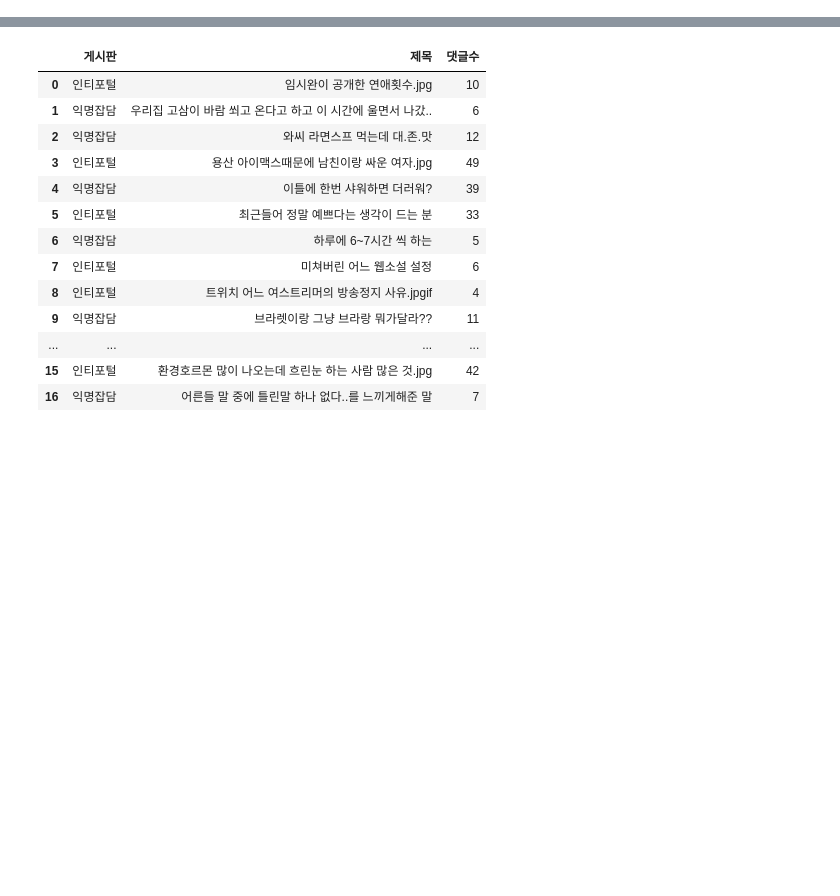
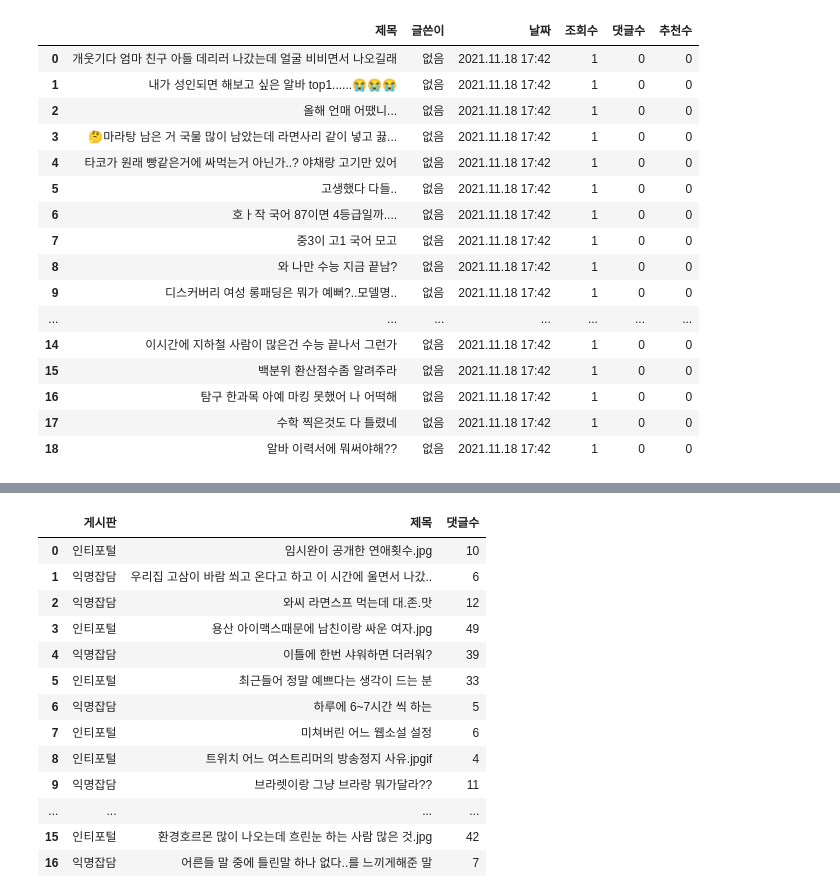
Before and after one commit to Insight-Sogang-Univ/Upennsolution_Project, a Jupyter notebook: 인스티즈.ipynb, the cells around one changed output, grey strips where cells are left out. Drawn from its saved outputs; the diff is of its cells as text; code cells hidden in the pictures; blank space fills up the shorter version.

```diff
--- a/인스티즈.ipynb
+++ b/인스티즈.ipynb
@@ -128,0 +231,21 @@ df.to_excel('data/instiz_인티포털.xlsx')
+# %%
+df2=pd.DataFrame(result2)
+df2
+# %% [output]
+|  | 제목 | 글쓴이 | 날짜 | 조회수 | 댓글수 | 추천수 |
+| 0 | 개웃기다 엄마 친구 아들 데리러 나갔는데 얼굴 비비면서 나오길래 | 없음 | 2021.11.18 17:42 | 1 | 0 | 0 |
+| 1 | 내가 성인되면 해보고 싶은 알바 top1......😭😭😭 | 없음 | 2021.11.18 17:42 | 1 | 0 | 0 |
+| 2 | 올해 언매 어땠니... | 없음 | 2021.11.18 17:42 | 1 | 0 | 0 |
+| 3 | 🤔마라탕 남은 거 국물 많이 남았는데 라면사리 같이 넣고 끓... | 없음 | 2021.11.18 17:42 | 1 | 0 | 0 |
+| 4 | 타코가 원래 빵같은거에 싸먹는거 아닌가..? 야채랑 고기만 있어 | 없음 | 2021.11.18 17:42 | 1 | 0 | 0 |
+| 5 | 고생했다 다들.. | 없음 | 2021.11.18 17:42 | 1 | 0 | 0 |
+| 6 | 호ㅏ작 국어 87이면 4등급일까.... | 없음 | 2021.11.18 17:42 | 1 | 0 | 0 |
+| 7 | 중3이 고1 국어 모고 | 없음 | 2021.11.18 17:42 | 1 | 0 | 0 |
+| 8 | 와 나만 수능 지금 끝남? | 없음 | 2021.11.18 17:42 | 1 | 0 | 0 |
+| 9 | 디스커버리 여성 롱패딩은 뭐가 예뻐?..모델명.. | 없음 | 2021.11.18 17:42 | 1 | 0 | 0 |
+| ... | ... | ... | ... | ... | ... | ... |
+| 14 | 이시간에 지하철 사람이 많은건 수능 끝나서 그런가 | 없음 | 2021.11.18 17:42 | 1 | 0 | 0 |
+| 15 | 백분위 환산점수좀 알려주라 | 없음 | 2021.11.18 17:42 | 1 | 0 | 0 |
+| 16 | 탐구 한과목 아예 마킹 못했어 나 어떡해 | 없음 | 2021.11.18 17:42 | 1 | 0 | 0 |
+| 17 | 수학 찍은것도 다 틀렸네 | 없음 | 2021.11.18 17:42 | 1 | 0 | 0 |
+| 18 | 알바 이력서에 뭐써야해?? | 없음 | 2021.11.18 17:42 | 1 | 0 | 0 |
```
Also changed, not shown: parts of 5 cells of this notebook, 6 other files.
